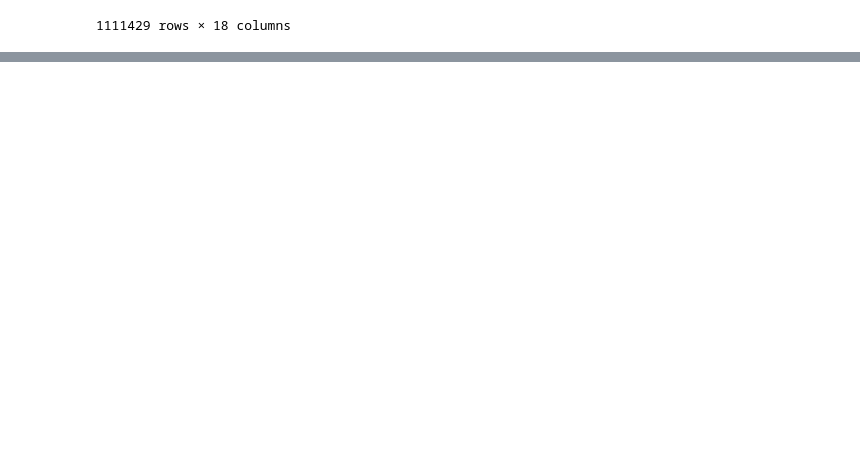
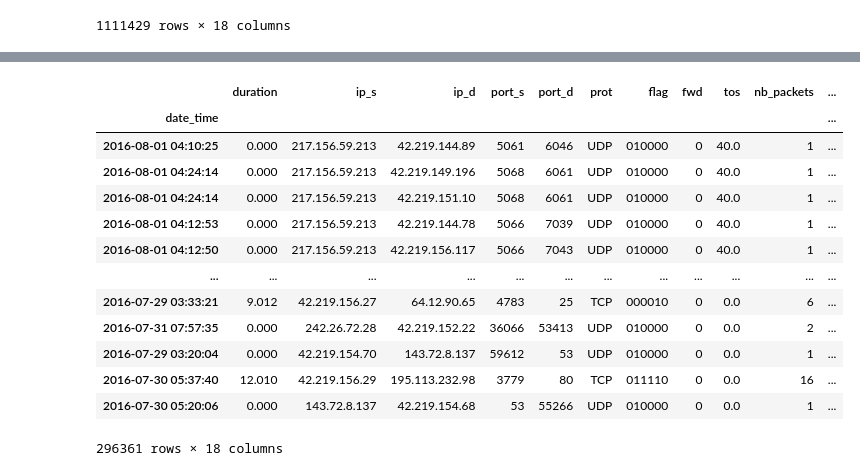
Before and after one commit to TheoPeri/MLSECU-Project, a Jupyter notebook: POCs/TestOneHotEncoding.ipynb, the cells around one changed output, grey strips where cells are left out. Drawn from its saved outputs; the diff is of its cells as text; code cells hidden in the pictures; blank space fills up the shorter version.

```diff
--- a/POCs/TestOneHotEncoding.ipynb
+++ b/POCs/TestOneHotEncoding.ipynb
@@ -192,0 +214,17 @@ data.df_rounded_traffic
+# %%
+data.df_anomaly_traffic
+# %% [output]
+|  | duration | ip_s | ip_d | port_s | port_d | prot | flag | fwd | tos | nb_packets | ... |
+| date_time |  |  |  |  |  |  |  |  |  |  | ... |
+| 2016-08-01 04:10:25 | 0.000 | 217.156.59.213 | 42.219.144.89 | 5061 | 6046 | UDP | 010000 | 0 | 40.0 | 1 | ... |
+| 2016-08-01 04:24:14 | 0.000 | 217.156.59.213 | 42.219.149.196 | 5068 | 6061 | UDP | 010000 | 0 | 40.0 | 1 | ... |
+| 2016-08-01 04:24:14 | 0.000 | 217.156.59.213 | 42.219.151.10 | 5068 | 6061 | UDP | 010000 | 0 | 40.0 | 1 | ... |
+| 2016-08-01 04:12:53 | 0.000 | 217.156.59.213 | 42.219.144.78 | 5066 | 7039 | UDP | 010000 | 0 | 40.0 | 1 | ... |
+| 2016-08-01 04:12:50 | 0.000 | 217.156.59.213 | 42.219.156.117 | 5066 | 7043 | UDP | 010000 | 0 | 40.0 | 1 | ... |
+| ... | ... | ... | ... | ... | ... | ... | ... | ... | ... | ... | ... |
+| 2016-07-29 03:33:21 | 9.012 | 42.219.156.27 | 64.12.90.65 | 4783 | 25 | TCP | 000010 | 0 | 0.0 | 6 | ... |
+| 2016-07-31 07:57:35 | 0.000 | 242.26.72.28 | 42.219.152.22 | 36066 | 53413 | UDP | 010000 | 0 | 0.0 | 2 | ... |
+| 2016-07-29 03:20:04 | 0.000 | 42.219.154.70 | 143.72.8.137 | 59612 | 53 | UDP | 010000 | 0 | 0.0 | 1 | ... |
+| 2016-07-30 05:37:40 | 12.010 | 42.219.156.29 | 195.113.232.98 | 3779 | 80 | TCP | 011110 | 0 | 0.0 | 16 | ... |
+| 2016-07-30 05:20:06 | 0.000 | 143.72.8.137 | 42.219.154.68 | 53 | 55266 | UDP | 010000 | 0 | 0.0 | 1 | ... |
+296361 rows × 18 columns
```
Also changed, not shown: parts of 5 cells of this notebook.
